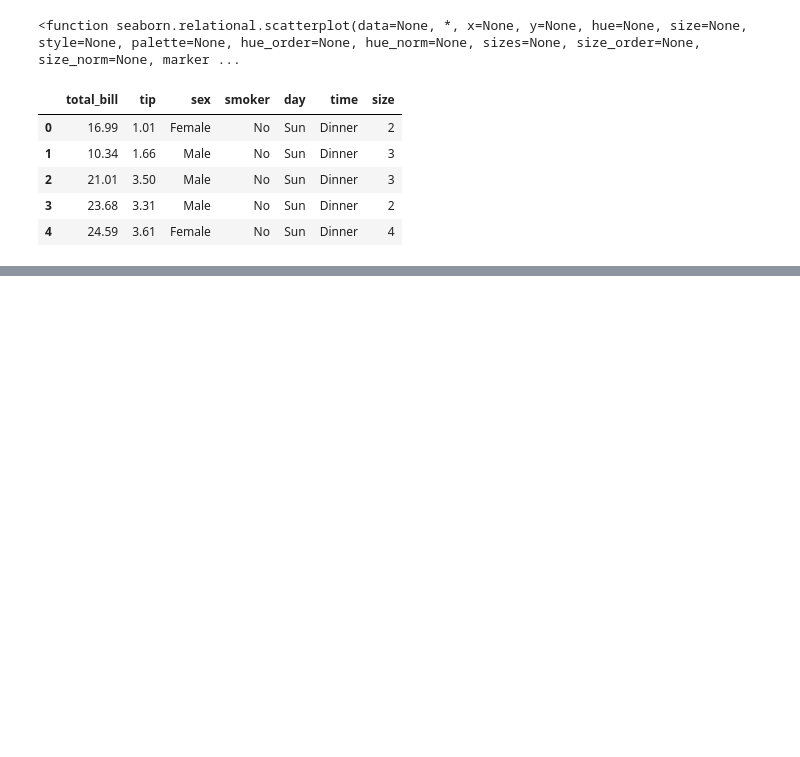
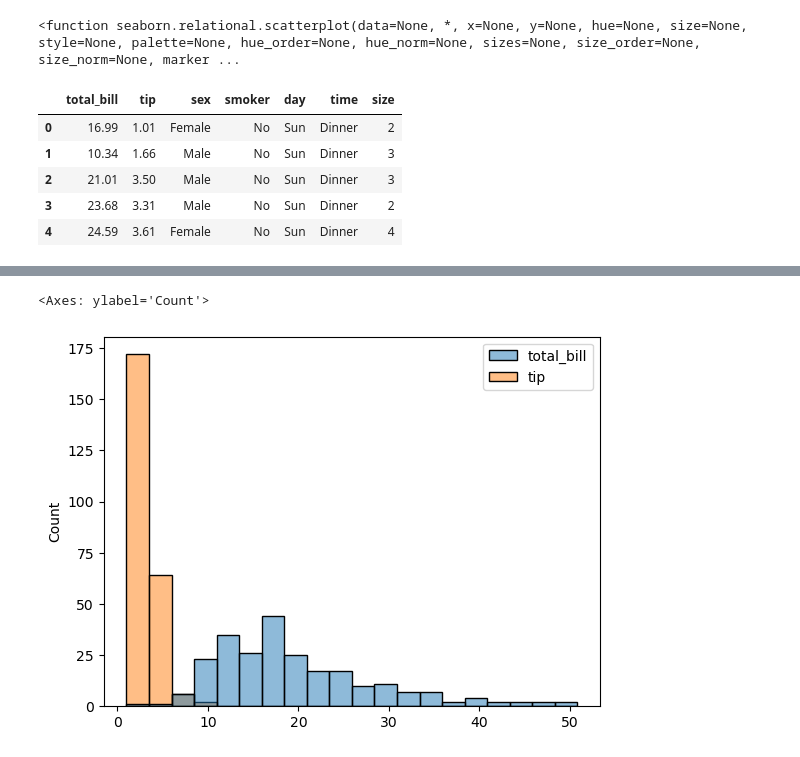
Before and after one commit to layla-focalors/pandas_learning, a Jupyter notebook: Ptest-1N19/Day2.ipynb, the cells around one changed output, grey strips where cells are left out. Saved outputs shown, nothing was run; the diff lists cells and outputs as text; code cells hidden in the pictures; blank space fills up the shorter version.

```diff
--- a/Ptest-1N19/Day2.ipynb
+++ b/Ptest-1N19/Day2.ipynb
@@ -1194,0 +1217,5 @@ sns.stripplot(df['total_bill'])
+# %%
+sns.histplot(df[['total_bill', 'tip']], bins=20)
+# %% [output]
+<Axes: ylabel='Count'>
+[figure, added]
```
Also changed, not shown: parts of 115 cells of this notebook.
